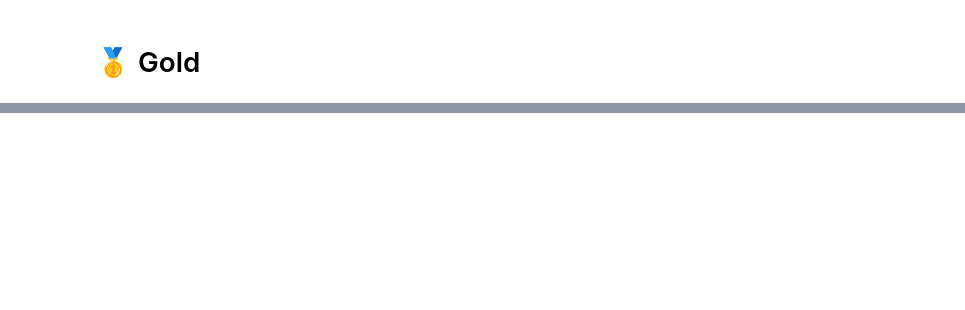
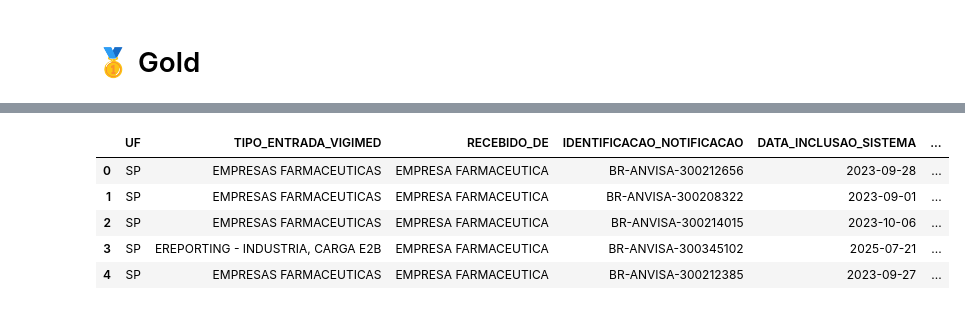
Before and after one commit to mlab-inf-ufrgs/vigimed, a Jupyter notebook: src/notificacoes/elt_dim_notificacoes.ipynb, the cells around one changed output, grey strips where cells are left out. Cells and saved outputs as stored; diff of their text form; code cells hidden in the pictures; blank space fills up the shorter version.

```diff
--- a/src/notificacoes/elt_dim_notificacoes.ipynb
+++ b/src/notificacoes/elt_dim_notificacoes.ipynb
@@ -187,3 +207,10 @@ hist_silver.shape
+# %%
+hist_silver["UF"] = (
+    hist_silver["UF"]
+    .astype(str)
+    .str.strip()
+    .str.upper()
+)
 # %%
 # UF
 uf_map = {
@@ -191,6 +218,11 @@ uf_map = {
     "MT": 11, "MS": 12, "MG": 13, "PA": 14, "PB": 15, "PR": 16, "PE": 17, "PI": 18, "RJ": 19,
     "RN": 20, "RS": 21, "RO": 22, "RR": 23, "SC": 24, "SP": 25, "SE": 26, "TO": 27
 }
+
+ufs_validas = set(uf_map.keys())
+hist_silver.loc[~hist_silver["UF"].isin(ufs_validas), "UF"] = np.nan
+hist_silver["UF_CHAVE"] = hist_silver["UF"].map(uf_map).fillna(0).astype("int64")
+hist_silver["UF_VALOR"] = hist_silver["UF"].fillna("DESCONHECIDO")
 
 # TIPO_ENTRADA_VIGIMED
 tipo_entrada_vigimed_map = {
@@ -243,12 +275,25 @@ grave_map = {
     "SIM": 1, "NAO": 2
 }
 
+gravidade_correcoes = { "AMEACA R VIDA": "AMEACA A VIDA" }
+hist_silver["GRAVIDADE"] = hist_silver["GRAVIDADE"].apply(normalizar_texto)
+hist_silver["GRAVIDADE"] = hist_silver["GRAVIDADE"].replace(gravidade_correcoes)
+
 # GRAVIDADE
 gravidade_map = {
-    "OUTRO EFEITO CLINICAMENTE SIGNIFICATIVO": 1, "HOSPITALIZACAO": 2, "AMEACA R VIDA": 3,
+    "OUTRO EFEITO CLINICAMENTE SIGNIFICATIVO": 1, "HOSPITALIZACAO": 2, "AMEACA A VIDA": 3,
     "RESULTOU EM OBITO": 4, "INCAPACIDADE PERSISTENTE OU SIGNIFICATIVA": 5,
     "ANOMALIA CONGENITA OU MALFORMACAO AO NASCER": 6
 }
+
+hist_silver["GRAVIDADE_CHAVE"] = (
+    hist_silver["GRAVIDADE"]
+    .map(gravidade_map)
+    .fillna(0)
+    .astype("int64")
+)
+inv_gravidade_map = {v: k for k, v in gravidade_map.items()}
+hist_silver["GRAVIDADE_VALOR"] = hist_silver["GRAVIDADE_CHAVE"].map(inv_gravidade_map).fillna("DESCONHECIDO")
 
 # DESFECHO
 desfecho_map = {
@@ -271,7 +316,6 @@ notificador_map = {
     "ADVOGADO": 1, "CONSUMIDOR OU OUTRO NAO PROFISSIONAL DE SAUDE": 2,
     "FARMACEUTICO": 3, "MEDICO": 4, "OUTRO PROFISSIONAL DE SAUDE": 5
 }
-
 
 mappings_config = [
     {
@@ -877,3 +901,12 @@ fat = fat[final_cols]
 fat["HASH_GOLD"] = build_row_hash(fat, final_cols, algo="sha256", sep="|")
 # %%
 hist_silver_dedup.to_parquet(Path(project_root) / "data/03_gold/dim_notificacoes/dim_notificacoes.parquet", index=False)
+# %%
+hist_silver_dedup.head()
+# %% [output]
+|  | UF | TIPO_ENTRADA_VIGIMED | RECEBIDO_DE | IDENTIFICACAO_NOTIFICACAO | DATA_INCLUSAO_SISTEMA | ... |
+| 0 | SP | EMPRESAS FARMACEUTICAS | EMPRESA FARMACEUTICA | BR-ANVISA-300212656 | 2023-09-28 | ... |
+| 1 | SP | EMPRESAS FARMACEUTICAS | EMPRESA FARMACEUTICA | BR-ANVISA-300208322 | 2023-09-01 | ... |
+| 2 | SP | EMPRESAS FARMACEUTICAS | EMPRESA FARMACEUTICA | BR-ANVISA-300214015 | 2023-10-06 | ... |
+| 3 | SP | EREPORTING - INDUSTRIA, CARGA E2B | EMPRESA FARMACEUTICA | BR-ANVISA-300345102 | 2025-07-21 | ... |
+| 4 | SP | EMPRESAS FARMACEUTICAS | EMPRESA FARMACEUTICA | BR-ANVISA-300212385 | 2023-09-27 | ... |
```
Also changed, not shown: parts of 16 cells of this notebook, 2 other files.
